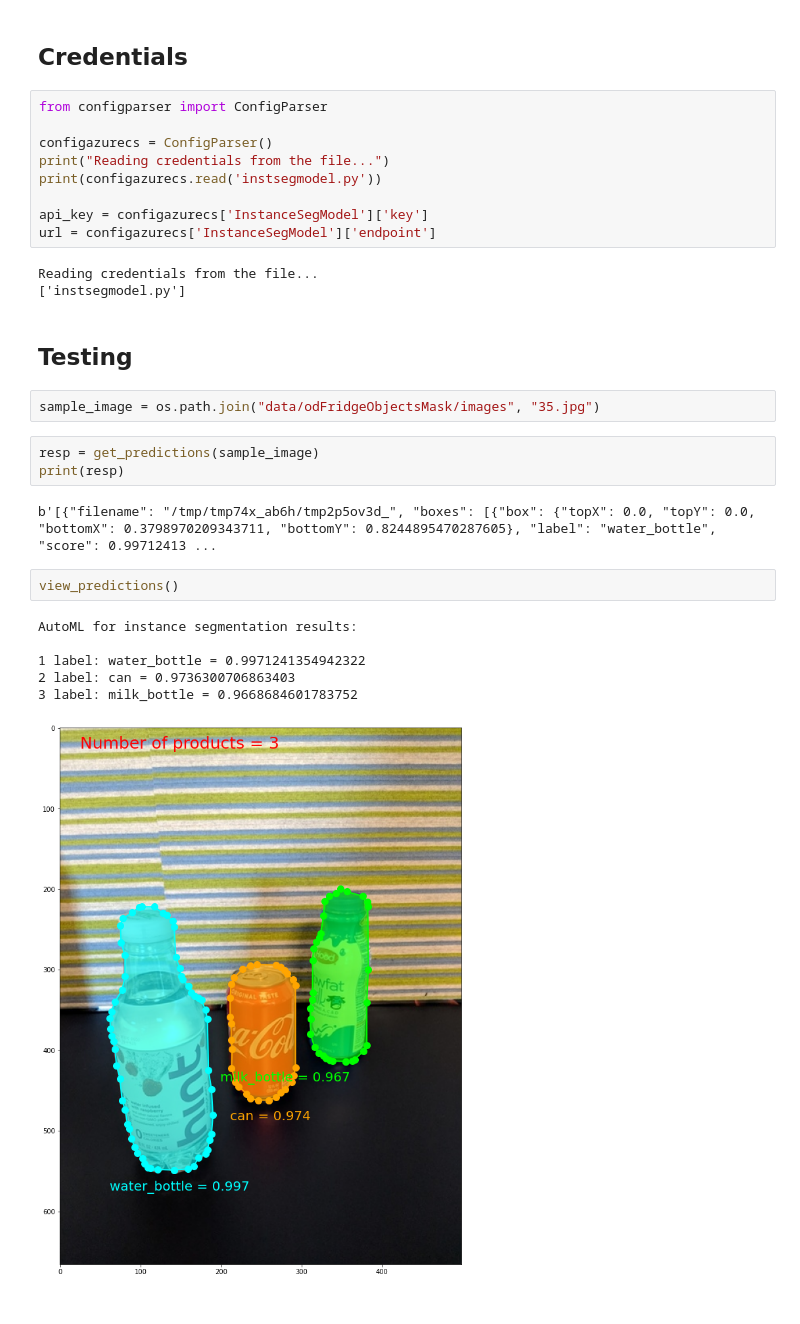
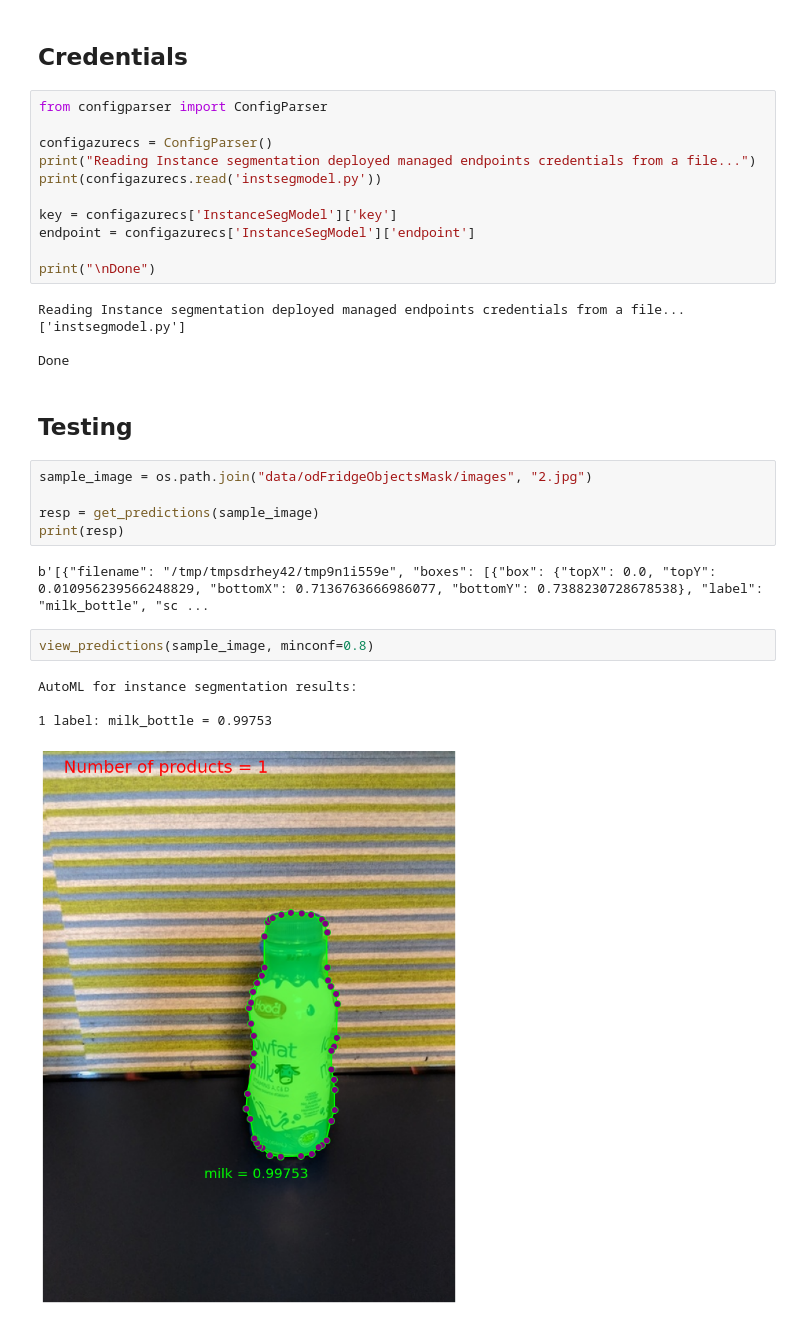
Before and after one commit to retkowsky/azure_automl_for_images_python_sdk_v2, a Jupyter notebook: Calling Azure ML managed endpoint.ipynb, the cells around one changed output. Cells and saved outputs as stored; diff of their text form.

```diff
--- a/Calling Azure ML managed endpoint.ipynb
+++ b/Calling Azure ML managed endpoint.ipynb
@@ -137,29 +167,31 @@ def view_predictions(minconf=0.5):
 from configparser import ConfigParser
 
 configazurecs = ConfigParser()
-print("Reading credentials from the file...")
+print("Reading Instance segmentation deployed managed endpoints credentials from a file...")
 print(configazurecs.read('instsegmodel.py'))
 
-api_key = configazurecs['InstanceSegModel']['key']
-url = configazurecs['InstanceSegModel']['endpoint']
+key = configazurecs['InstanceSegModel']['key']
+endpoint = configazurecs['InstanceSegModel']['endpoint']
+
+print("\nDone")
 # %% [output]
-Reading credentials from the file...
+Reading Instance segmentation deployed managed endpoints credentials from a file...
 ['instsegmodel.py']
+
+Done
 # %% [markdown]
 ## Testing
 # %%
-sample_image = os.path.join("data/odFridgeObjectsMask/images", "35.jpg")
+sample_image = os.path.join("data/odFridgeObjectsMask/images", "2.jpg")
+
+resp = get_predictions(sample_image)
+print(resp)
+# %% [output]
+b'[{"filename": "/tmp/tmpsdrhey42/tmp9n1i559e", "boxes": [{"box": {"topX": 0.0, "topY": 0.010956239566248829, "bottomX": 0.7136763666986077, "bottomY": 0.7388230728678538}, "label": "milk_bottle", "sc ...
-# %%
-resp = get_predictions(sample_image)
-print(resp)
-# %% [output]
-b'[{"filename": "/tmp/tmp74x_ab6h/tmp2p5ov3d_", "boxes": [{"box": {"topX": 0.0, "topY": 0.0, "bottomX": 0.3798970209343711, "bottomY": 0.8244895470287605}, "label": "water_bottle", "score": 0.99712413 ...
 # %%
-view_predictions()
+view_predictions(sample_image, minconf=0.8)
 # %% [output]
 AutoML for instance segmentation results:
 
-1 label: water_bottle = 0.9971241354942322
-2 label: can = 0.9736300706863403
-3 label: milk_bottle = 0.9668684601783752
+1 label: milk_bottle = 0.99753
-[figure, old version]
+[figure, new version]
```
Also changed, not shown: parts of 8 cells of this notebook.
